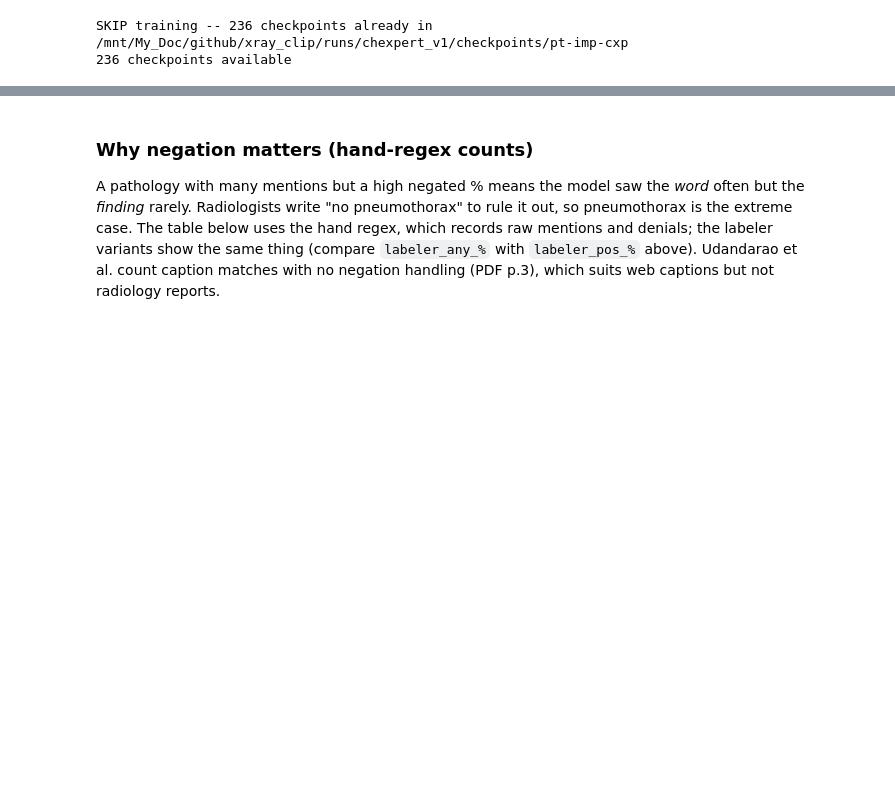
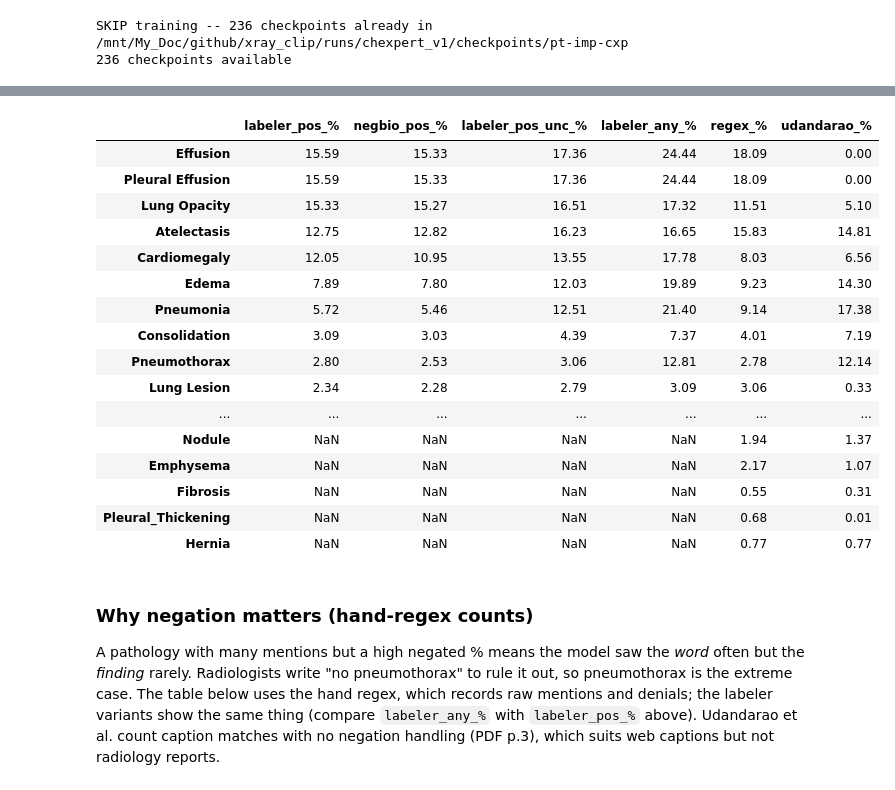
Before and after one commit to holidayjo/xray_clip, a Jupyter notebook: 6_frequency_predicts_adaptation.ipynb, the cells around one changed output, grey strips where cells are left out. Cells and saved outputs as stored; diff of their text form; code cells hidden in the pictures; blank space fills up the shorter version.

```diff
--- a/6_frequency_predicts_adaptation.ipynb
+++ b/6_frequency_predicts_adaptation.ipynb
@@ -71,7 +71,7 @@ os.chdir(ROOT)                                # work from the repo root
 sys.path[:0] = [ROOT, CHEXZERO]               # our utils/ and the CheXzero modules are importable
 
 from utils import config, plot
-from utils.freq import mentions, data, clip_eval, fewshot, laws
+from utils.freq import data, clip_eval, fewshot, laws
 from eval_nih import NIH_LABELS, LABEL_PROMPTS, build_groundtruth as nih_groundtruth
 from select_checkpoints import build_groundtruth as cxp_val_groundtruth
 
@@ -79,11 +79,14 @@ CFG  = config.load_experiment("config/freq_v1.yaml")      # every setting and pa
 config.show(CFG)                                          # everything
 # config.show(CFG, ["experiment", "eval", "files"])       # or only these sections
 
-F, E = CFG["files"], CFG["eval"]
+F = CFG["files"]
+E = CFG["eval"]
+# print("F", F)
 assert not config.missing_files(CFG), config.missing_files(CFG)
 
 EXP      = os.environ.get("F6_EXP_DIR", CFG["experiment"]["dir"])
-OUT      = os.path.join(EXP, "results"); os.makedirs(OUT, exist_ok=True)
+OUT      = os.path.join(EXP, "results")
+os.makedirs(OUT, exist_ok=True)
 CKPT_DIR = CFG["experiment"]["ckpt_dir"]
 DEVICE   = torch.device("cuda:0" if torch.cuda.is_available() else "cpu")
 CXP5     = CFG["cxp_labels_5"]
@@ -216,20 +221,41 @@ so it can count 0; and denials ("no pneumothorax") count as mentions.
 # %%
-IMP         = F["chexzero_data"]["impressions"]
-CXP_ALL_CFG = CFG["cxp_labels_all"]
-LABELS      = list(dict.fromkeys(NIH14 + CXP_ALL_CFG))
-PROMPT_NAME = {l: LABEL_PROMPTS.get(l, l) for l in LABELS}      # class name as used in the prompts
+import utils.freq.mentions
 
-regex, N_ROWS, cache = mentions.mention_table(IMP, CFG["synonyms"], OUT)                       # our hand regex
-labeler = mentions.labeler_table(IMP, F["mimic"]["chexpert_labels"], LABELS)                  # CheXpert labeler
-udan    = mentions.udandarao_table(IMP, sorted(set(PROMPT_NAME.values())),                     # Udandarao et al.
-                                   os.path.join(OUT, "udandarao_counts.csv"), CFG["frequency"]["spacy_python"])
-freq    = mentions.frequency(regex, labeler, primary=CFG["frequency"]["primary"],
-                             udandarao={l: udan.loc[PROMPT_NAME[l], "udandarao_%"] for l in LABELS})
+IMP                  = F["chexzero_data"]["impressions"]
+CXP_ALL_CFG          = CFG["cxp_labels_all"] # all CheXpert labels, excluding No findings and Support devices.
+LABELS               = list(dict.fromkeys(NIH14 + CXP_ALL_CFG))
+PROMPT_NAME          = {l: LABEL_PROMPTS.get(l, l) for l in LABELS}      # class name as used in the prompts
+regex, N_ROWS, cache = utils.freq.mentions.mention_table(reports_csv = IMP,
+                                                         vocab_path  = CFG["synonyms"],
+                                                         cache_dir   = OUT) # our hand regex
+print(f"(i)   regex = \n{regex}")
+print(f"(ii)  N_ROWS = {N_ROWS}")
+print(f"(iii) mention_table cache = {cache}")
+
+labeler = utils.freq.mentions.labeler_table(impressions_csv = IMP,
+                                            labels_csv      = F["mimic"]["chexpert_labels"],
+                                            labels          = LABELS,                  # CheXpert labeler
+                                            negbio_csv      = F["mimic"]["negbio_labels"])  # + NegBio labeler
+
+
+
+
+
+udan                 = utils.freq.mentions.udandarao_table(IMP,
+                                                           sorted(set(PROMPT_NAME.values())),   # Udandarao et al.
+                                                           os.path.join(OUT, "udandarao_counts.csv"),
+                                                           CFG["frequency"]["spacy_python"])
+freq                 = utils.freq.mentions.frequency(regex,
+                                                     labeler,
+                                                     primary=CFG["frequency"]["primary"],
+                                                     udandarao={l: udan.loc[PROMPT_NAME[l], "udandarao_%"]
+                                                                for l in LABELS})
 
 print(f"training rows (image-text pairs) : {N_ROWS:,}")
 print(f"primary definition of f         : {CFG['frequency']['primary']}   (switch in config/freq_v1.yaml)")
 print(f"labels with an f, NIH           : {freq.loc[NIH14, 'log_f'].notna().sum()} of {len(NIH14)}")
 print(f"labels with an f, CheXpert      : {freq.loc[CXP_ALL_CFG, 'log_f'].notna().sum()} of {len(CXP_ALL_CFG)}\n")
-VARIANTS = ["labeler_pos_%", "labeler_pos_unc_%", "labeler_any_%", "regex_%", "udandarao_%"]
+
+VARIANTS = ["labeler_pos_%", "negbio_pos_%", "labeler_pos_unc_%", "labeler_any_%", "regex_%", "udandarao_%"]
 freq.loc[LABELS, VARIANTS].sort_values("labeler_pos_%", ascending=False).round(2)
 # %% [output]
@@ -237,3 +279,20 @@ AttributeError: module 'utils.freq.mentions' has no attribute 'labeler_table'
+|  | labeler_pos_% | negbio_pos_% | labeler_pos_unc_% | labeler_any_% | regex_% | udandarao_% |
+| Effusion | 15.59 | 15.33 | 17.36 | 24.44 | 18.09 | 0.00 |
+| Pleural Effusion | 15.59 | 15.33 | 17.36 | 24.44 | 18.09 | 0.00 |
+| Lung Opacity | 15.33 | 15.27 | 16.51 | 17.32 | 11.51 | 5.10 |
+| Atelectasis | 12.75 | 12.82 | 16.23 | 16.65 | 15.83 | 14.81 |
+| Cardiomegaly | 12.05 | 10.95 | 13.55 | 17.78 | 8.03 | 6.56 |
+| Edema | 7.89 | 7.80 | 12.03 | 19.89 | 9.23 | 14.30 |
+| Pneumonia | 5.72 | 5.46 | 12.51 | 21.40 | 9.14 | 17.38 |
+| Consolidation | 3.09 | 3.03 | 4.39 | 7.37 | 4.01 | 7.19 |
+| Pneumothorax | 2.80 | 2.53 | 3.06 | 12.81 | 2.78 | 12.14 |
+| Lung Lesion | 2.34 | 2.28 | 2.79 | 3.09 | 3.06 | 0.33 |
+| ... | ... | ... | ... | ... | ... | ... |
+| Nodule | NaN | NaN | NaN | NaN | 1.94 | 1.37 |
+| Emphysema | NaN | NaN | NaN | NaN | 2.17 | 1.07 |
+| Fibrosis | NaN | NaN | NaN | NaN | 0.55 | 0.31 |
+| Pleural_Thickening | NaN | NaN | NaN | NaN | 0.68 | 0.01 |
+| Hernia | NaN | NaN | NaN | NaN | 0.77 | 0.77 |
 # %% [markdown]
 ### Why negation matters (hand-regex counts)
 
```
Also changed, not shown: parts of 3 cells of this notebook, 3 other files.
